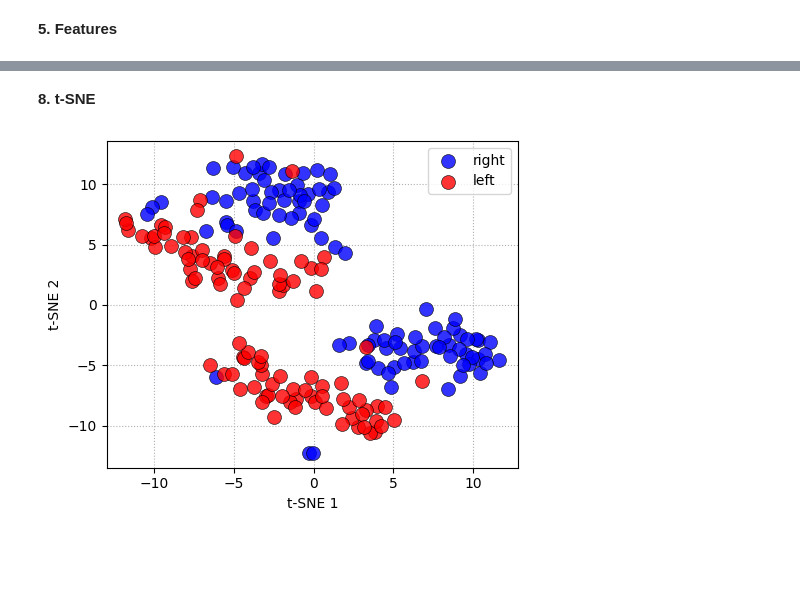
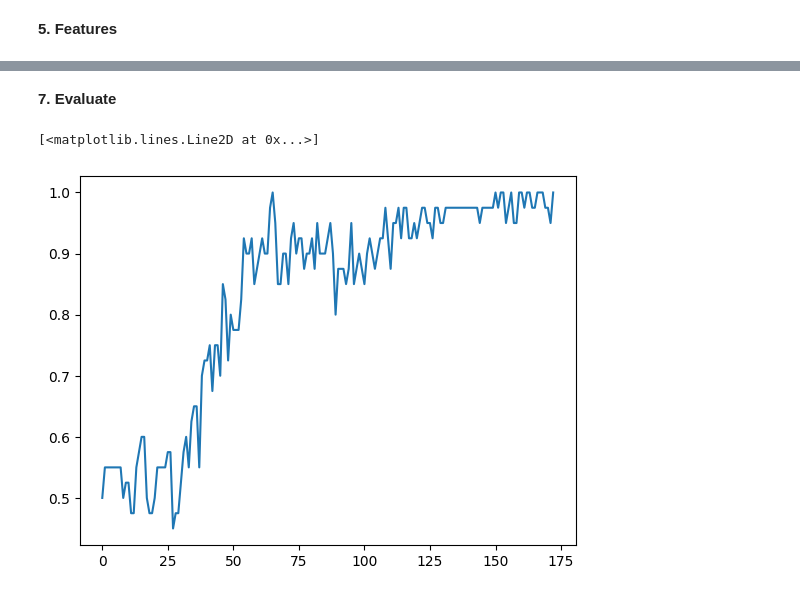
Before and after one commit to CPqD/eeg-decoding-framework, a Jupyter notebook: main_openbmi_eegnet.ipynb, the cells around one changed output, grey strips where cells are left out. Drawn from its saved outputs; the diff is of its cells as text; code cells hidden in the pictures; blank space fills up the shorter version.

```diff
--- a/main_openbmi_ablation.ipynb
+++ b/main_openbmi_eegnet.ipynb
@@ -10,9 +10,9 @@ from eeg_framework.evaluate      import *
 # %% [markdown]
 **2. Load Data**
 # %%
-root_dir = "//l//disk0//mcamboim//Documentos//Projetos//Brain2Speech//eeg_toolbox_clf//data//OpenBMI MI//"
+root_dir = "data//OpenBMI MI//"
 subjects = [2]
-filter_param = {"l_freq":8.0, "h_freq": 30.0, "notch_freq": None}
+filter_param = {"l_freq": 8.0, "h_freq": 30.0, "notch_freq": None}
 
 epochs_train = load_openbmi_mi(root_dir=root_dir, split="train", subjects=subjects, concatenate=True, **filter_param)
 epochs_test  = load_openbmi_mi(root_dir=root_dir, split="test",  subjects=subjects, concatenate=True, **filter_param)
@@ -95,15 +93,10 @@ from sklearn.preprocessing import StandardScaler
 from sklearn.utils import shuffle
 
 pipe_feature = FeaturePipeline([
-    ('CSP', CSP()),
-    # ('PSD', PSDBands(bands={'b0':(8.0,30.0)}))
+    ('RAW', RawFeatures(flatten=False)),
     # ...
 ])
 
 X_train, y_train = pipe_feature.fit_transform(epochs_train_f)
 X_test, y_test = pipe_feature.transform(epochs_test_f)
-
-
-X_train, y_train = shuffle(X_train, y_train)
-X_test, y_test = shuffle(X_test, y_test)
 # %% [output]
@@ -129,9 +107,0 @@ Done.
-# %%
-from sklearn.discriminant_analysis import LinearDiscriminantAnalysis as LDA
-from sklearn.ensemble import RandomForestClassifier as RFC
-
-# EEGNet Example
-# clf_model = LDA()
-clf_model = RFC(random_state=4)
-
-clf_model.fit(X_train, y_train)
@@ -167,6 +205,9 @@ fig = plot_metrics_bar(y_test, y_pred, class_names=class_names)
-# %% [markdown]
-**8. t-SNE**
-# %%
-plot_tsne(X_train, y_train)
-# %% [output]
-[figure, removed]
+# %% [markdown]
+**7. Evaluate**
+# %%
+import matplotlib.pyplot as plt
+
+plt.plot(history.history['val_accuracy'])
+# %% [output]
+[<matplotlib.lines.Line2D at 0x...>]
+[figure, added]
```
Also changed, not shown: parts of 8 cells of this notebook, 5 other files.
